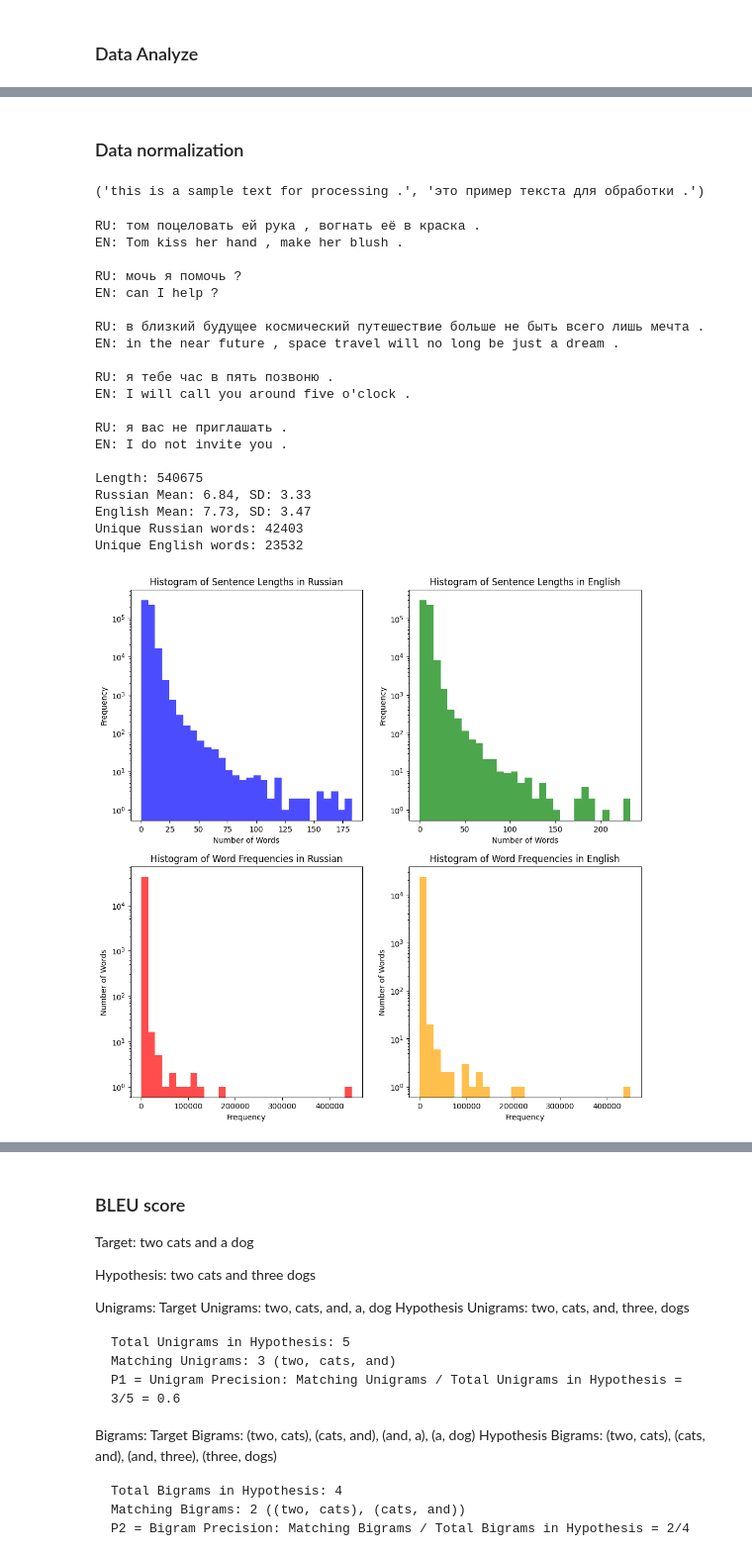
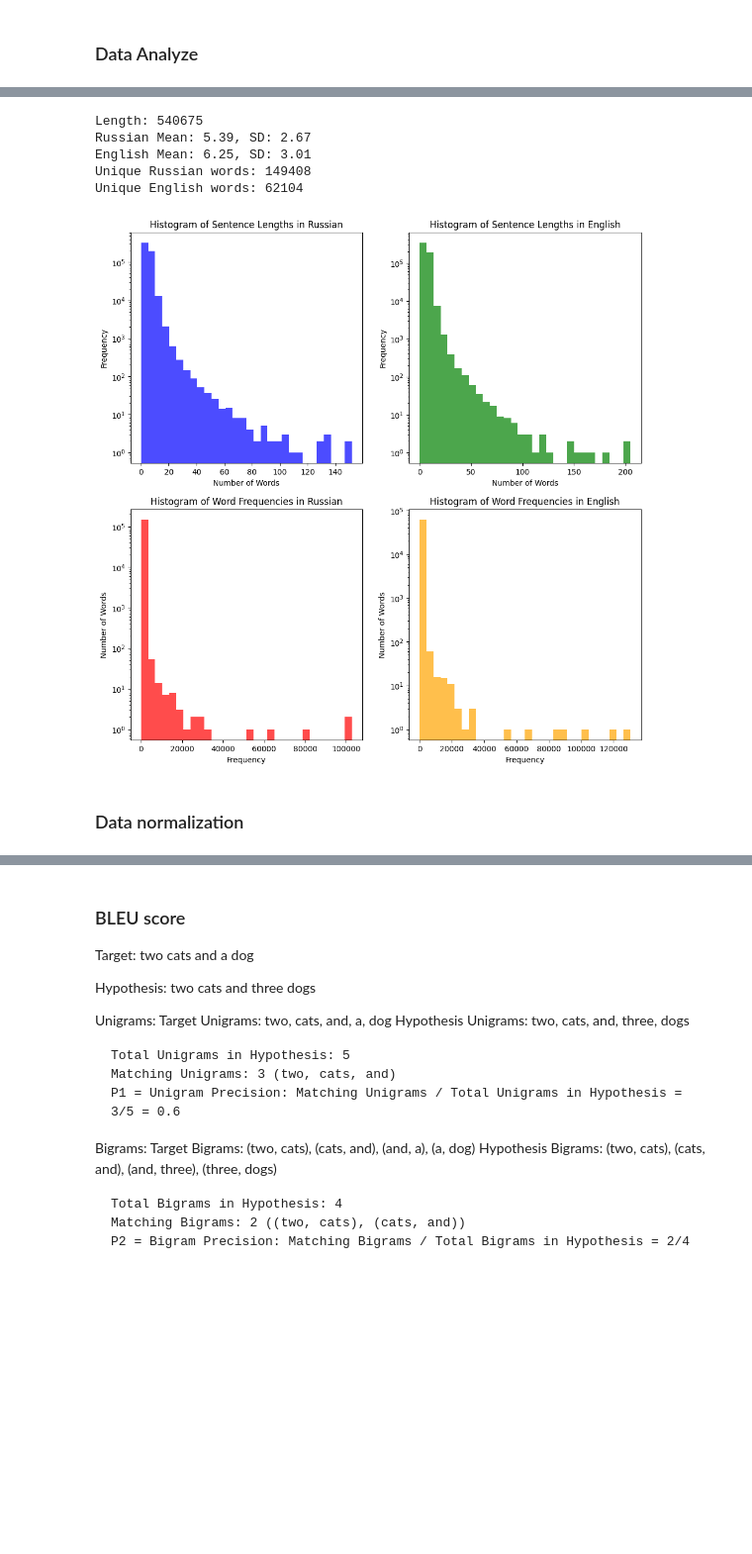
Before and after one commit to maykitbo/s21_lectures, a Jupyter notebook: Introduction_DL/NLP/practice/translator.ipynb, the cells around one changed output, grey strips where cells are left out. Shown: that part at 99% size. Drawn from its saved outputs; the diff is of its cells as text; code cells hidden in the pictures; blank space fills up the shorter version.

```diff
--- a/Introduction_DL/NLP/lecture_1/practice/translator.ipynb
+++ b/Introduction_DL/NLP/practice/translator.ipynb
@@ -98,44 +41,11 @@ def stat(data, log=False):
+# %%
+stat(dataset, log=True)
+# %% [output]
+Length: 540675
+Russian Mean: 5.39, SD: 2.67
+English Mean: 6.25, SD: 3.01
+Unique Russian words: 149408
+Unique English words: 62104
+[figure, added]
 # %% [markdown]
 ### Data normalization
-# %%
-import spacy
-from tqdm import tqdm
-
-# Load English and Russian models
-nlp_en = spacy.load("en_core_web_sm")
-nlp_ru = spacy.load("ru_core_news_sm")
-
-
-def normalize_text(text_tuple):
-    return (' '.join(token.lemma_ for token in nlp_ru(text_tuple[0])),
-            ' '.join(token.lemma_ for token in nlp_en(text_tuple[1])))
-
-
-print(normalize_text(("Это пример текста для обработки.", "This is a sample text for processing.")))
-
-normalized_data = [normalize_text(text) for text in tqdm(dataset)]
-show_random(normalized_data, 5)
-stat(normalized_data, True)
-# %% [output]
-('this is a sample text for processing .', 'это пример текста для обработки .')
-RU: том поцеловать ей рука , вогнать её в краска .
-EN: Tom kiss her hand , make her blush .
-
-RU: мочь я помочь ?
-EN: can I help ?
-
-RU: в близкий будущее космический путешествие больше не быть всего лишь мечта .
-EN: in the near future , space travel will no long be just a dream .
-
-RU: я тебе час в пять позвоню .
-EN: I will call you around five o'clock .
-
-RU: я вас не приглашать .
-EN: I do not invite you .
-
-Length: 540675
-Russian Mean: 6.84, SD: 3.33
-English Mean: 7.73, SD: 3.47
-Unique Russian words: 42403
-Unique English words: 23532
-[figure, removed]
```
Also changed, not shown: parts of 17 cells of this notebook, 11 other files.
